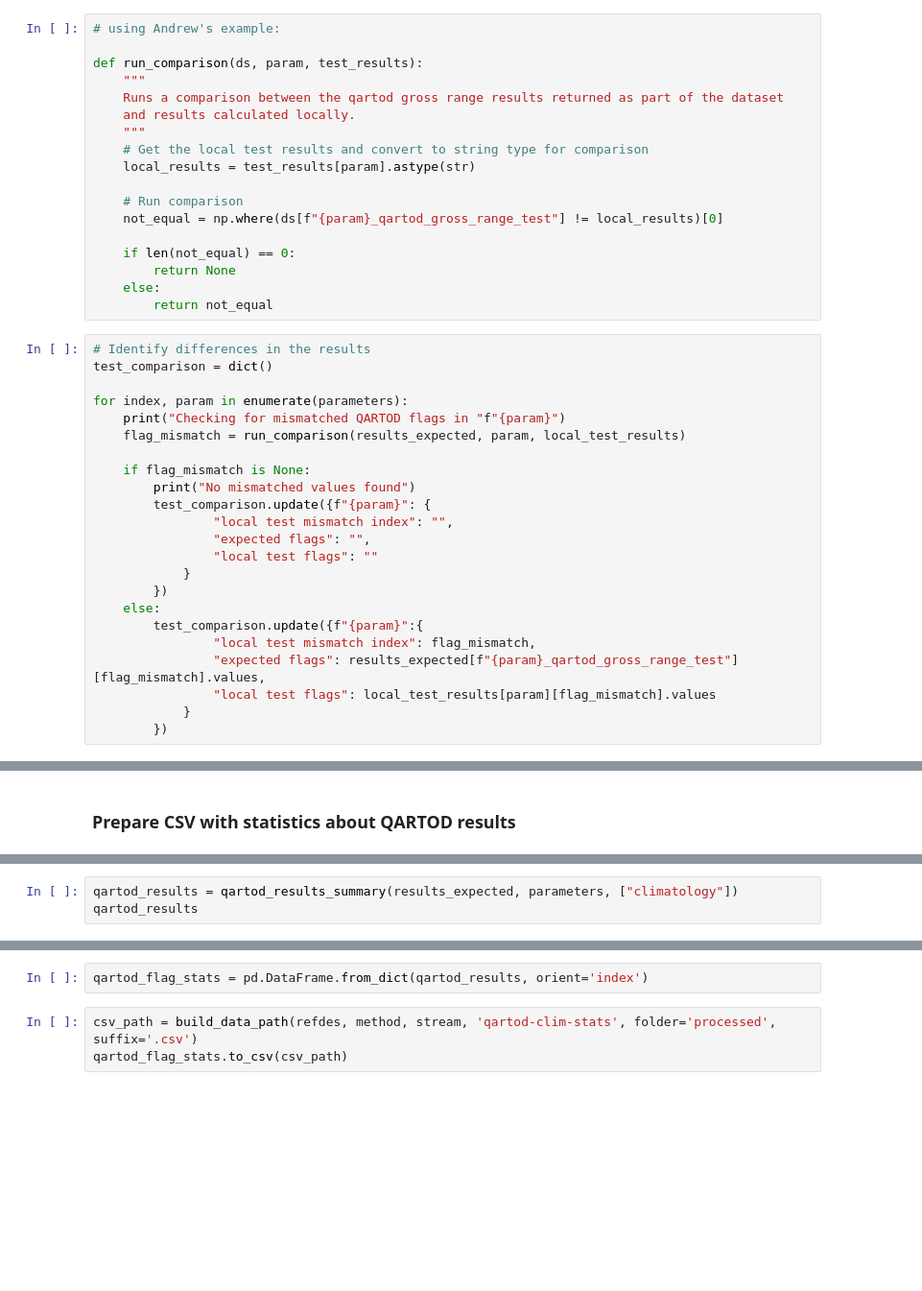
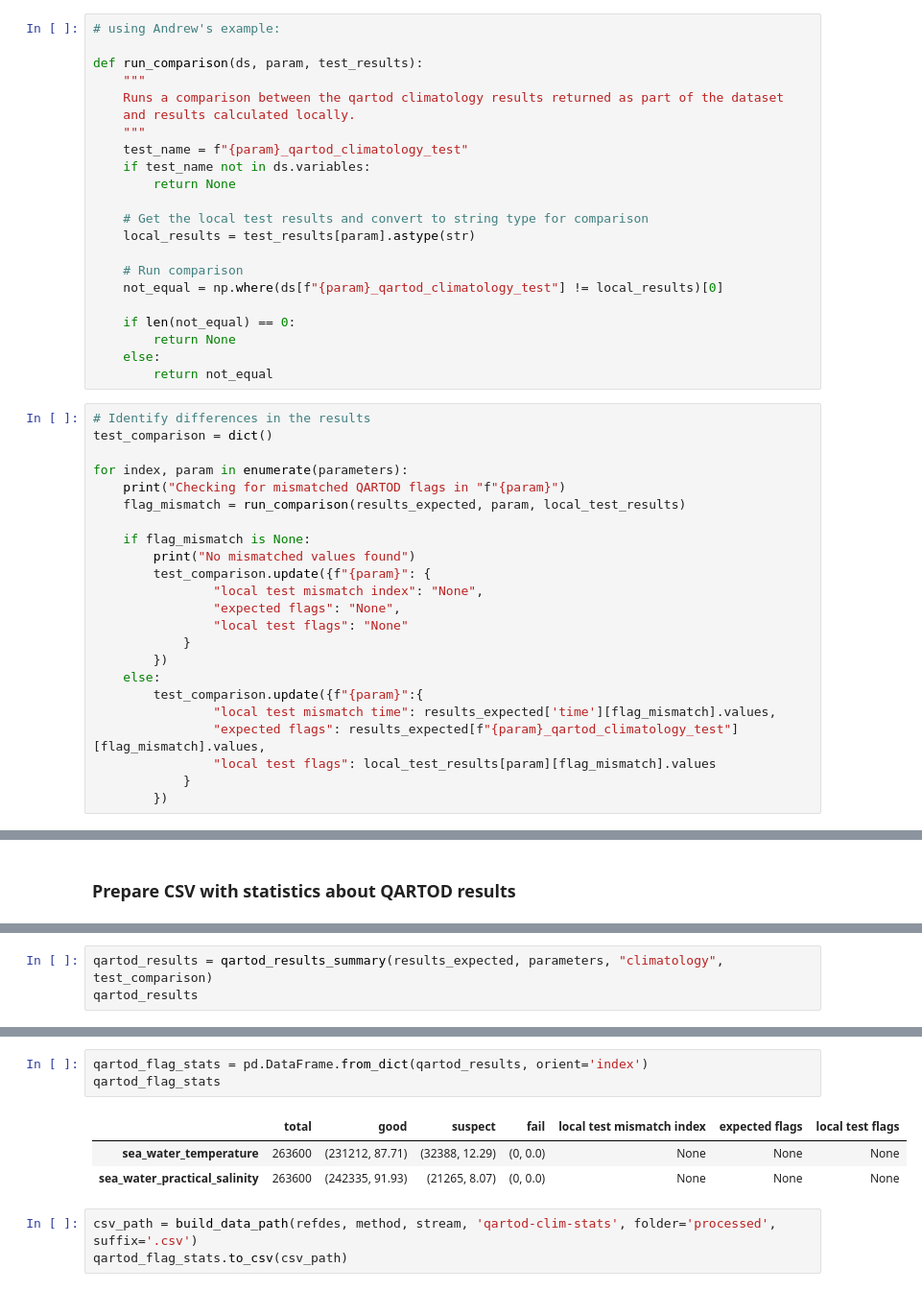
Before and after one commit to cooleyky/qartod_testing, a Jupyter notebook: notebooks/04- Climatology-comparison-statistics.ipynb, the cells around one changed output, grey strips where cells are left out. Shown at 96% size. Drawn from its saved outputs; the diff is of its cells as text; blank space fills up the shorter version.

Commit message:
Create climatology statistics CSV

```diff
--- a/notebooks/04- Climatology-comparison-statistics.ipynb
+++ b/notebooks/04- Climatology-comparison-statistics.ipynb
@@ -127,14 +155,18 @@ results_expected
 
 def run_comparison(ds, param, test_results):
     """
-    Runs a comparison between the qartod gross range results returned as part of the dataset
+    Runs a comparison between the qartod climatology results returned as part of the dataset
     and results calculated locally.
     """
+    test_name = f"{param}_qartod_climatology_test"
+    if test_name not in ds.variables:
+        return None
+
     # Get the local test results and convert to string type for comparison
     local_results = test_results[param].astype(str)
 
     # Run comparison
-    not_equal = np.where(ds[f"{param}_qartod_gross_range_test"] != local_results)[0]
+    not_equal = np.where(ds[f"{param}_qartod_climatology_test"] != local_results)[0]
 
     if len(not_equal) == 0:
         return None
@@ -151,15 +183,15 @@ for index, param in enumerate(parameters):
     if flag_mismatch is None:
         print("No mismatched values found")
         test_comparison.update({f"{param}": {
-                "local test mismatch index": "",
-                "expected flags": "",
-                "local test flags": ""
+                "local test mismatch index": "None",
+                "expected flags": "None",
+                "local test flags": "None"
             }
         })
     else:
         test_comparison.update({f"{param}":{
-                "local test mismatch index": flag_mismatch,
-                "expected flags": results_expected[f"{param}_qartod_gross_range_test"][flag_mismatch].values,
+                "local test mismatch time": results_expected['time'][flag_mismatch].values,
+                "expected flags": results_expected[f"{param}_qartod_climatology_test"][flag_mismatch].values,
                 "local test flags": local_test_results[param][flag_mismatch].values
             }
         })
@@ -253,6 +303,6 @@ def qartod_results_summary(ds, params, tests):
 
     return results
 # %%
-qartod_results = qartod_results_summary(results_expected, parameters, ["climatology"])
+qartod_results = qartod_results_summary(results_expected, parameters, "climatology", test_comparison)
 qartod_results
 # %% [output]
@@ -276,5 +323,10 @@ qartod_results
 # %%
 qartod_flag_stats = pd.DataFrame.from_dict(qartod_results, orient='index')
+qartod_flag_stats
+# %% [output]
+|  | total | good | suspect | fail | local test mismatch index | expected flags | local test flags |
+| sea_water_temperature | 263600 | (231212, 87.71) | (32388, 12.29) | (0, 0.0) | None | None | None |
+| sea_water_practical_salinity | 263600 | (242335, 91.93) | (21265, 8.07) | (0, 0.0) | None | None | None |
 # %%
 csv_path = build_data_path(refdes, method, stream, 'qartod-clim-stats', folder='processed', suffix='.csv')
 qartod_flag_stats.to_csv(csv_path)
```
Also changed, not shown: parts of 6 cells of this notebook.
